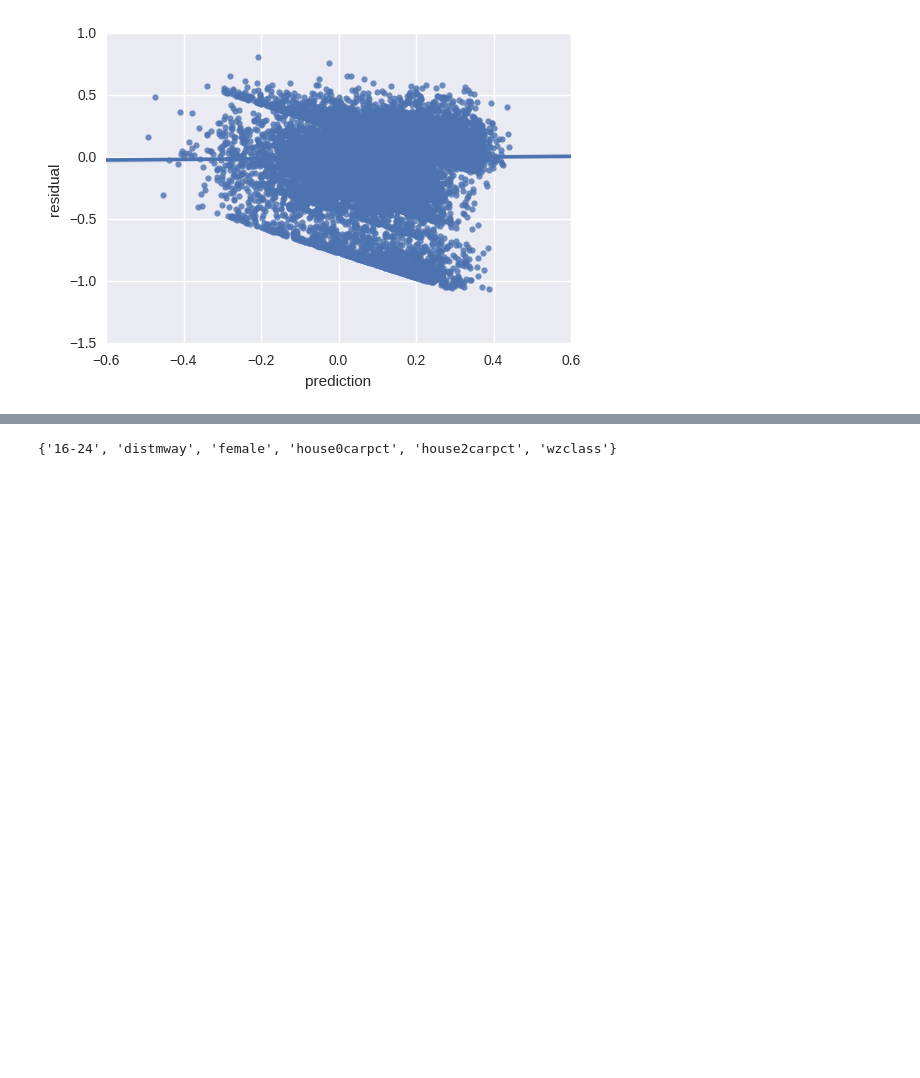
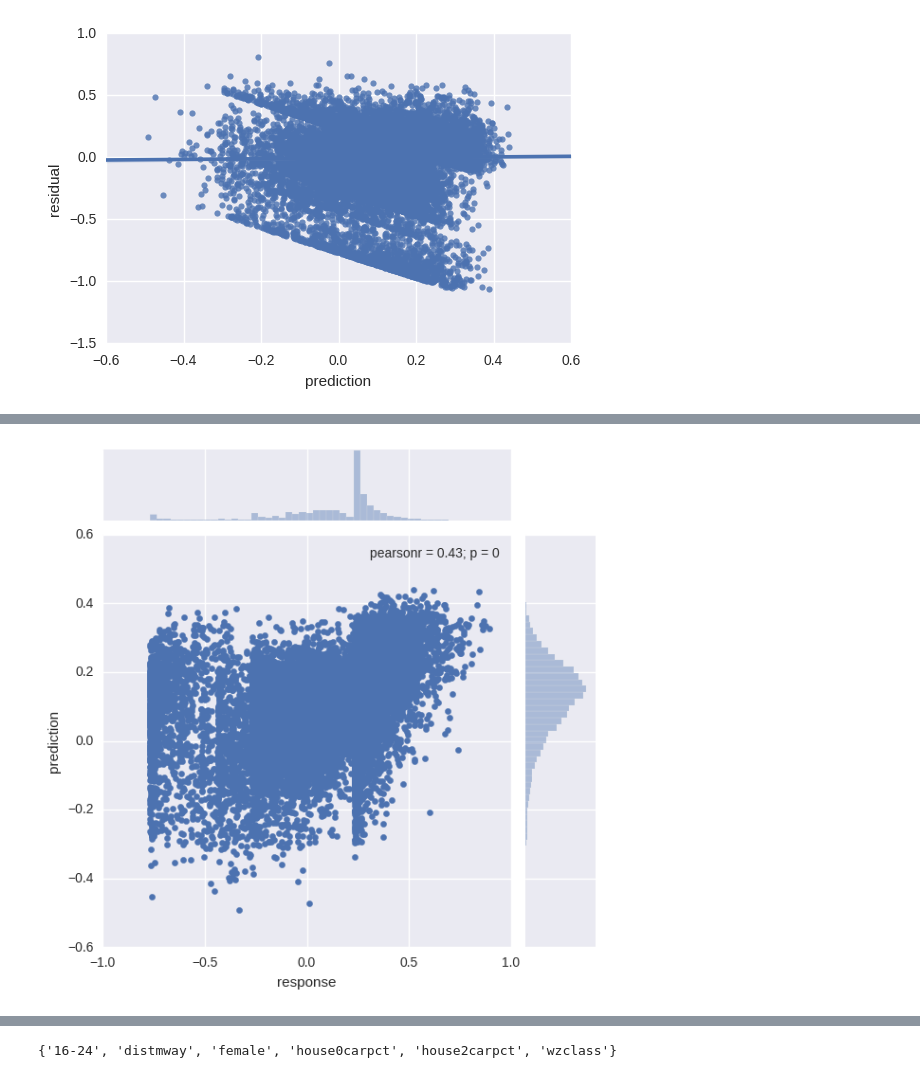
Before and after one commit to Robinlovelace/mlCars, a Jupyter notebook: Python/Regression_toolkit.ipynb, the cells around one changed output, grey strips where cells are left out. Saved outputs shown, nothing was run; the diff lists cells and outputs as text; code cells hidden in the pictures; blank space fills up the shorter version.

```diff
--- a/Python/Regression_toolkit.ipynb
+++ b/Python/Regression_toolkit.ipynb
@@ -436,3 +473,8 @@ plt.show()
+# %%
+sns.jointplot("response","prediction", plotdf)
+plt.show()
+# %% [output]
+[figure, added]
 # %%
 clf = ElasticNetCV()
 clf = clf.fit(X_train, Y_train)
```
Also changed, not shown: parts of 12 cells of this notebook, 1 other file.
